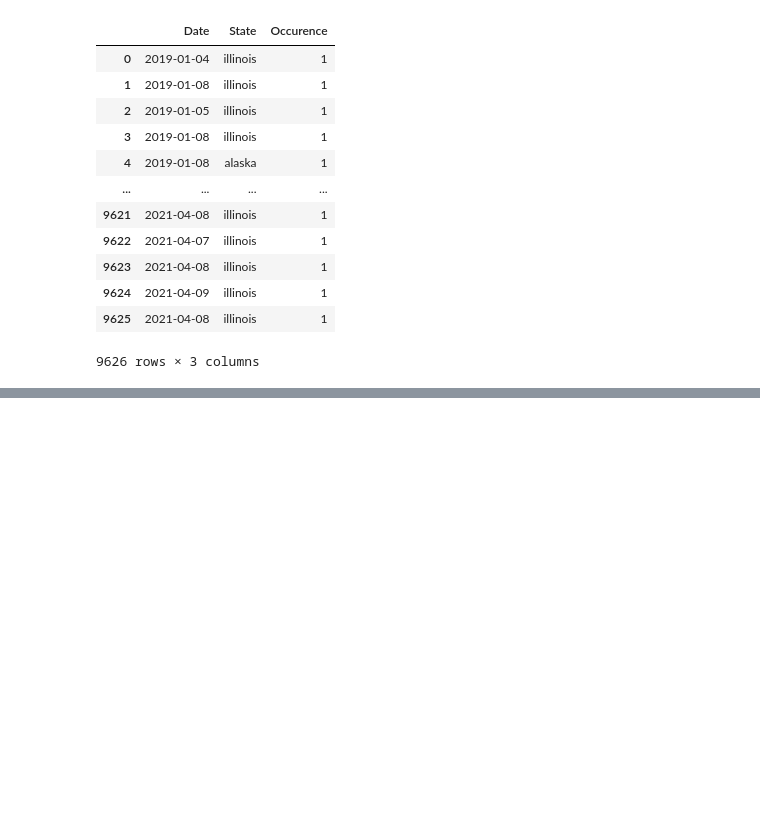
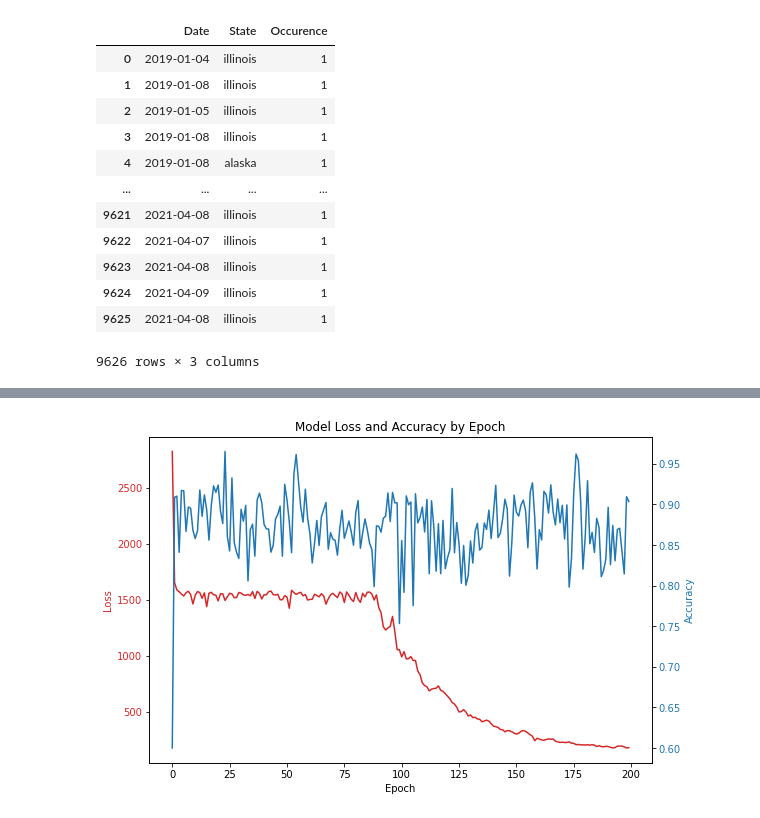
Before and after one commit to YoonjaeH/HackIllinois, a Jupyter notebook: data/model_train_test.ipynb, the cells around one changed output, grey strips where cells are left out. Drawn from its saved outputs; the diff is of its cells as text; code cells hidden in the pictures; blank space fills up the shorter version.

Commit message:
Model train notebook update

```diff
--- a/data/model_train_test.ipynb
+++ b/data/model_train_test.ipynb
@@ -29,6 +30,7 @@ data
 9626 rows × 3 columns
 # %%
 # Group data by weeks
-matrix, date = convert_data_to_matrix(data, group_data = True, group_days = 7)
+# matrix, date = convert_data_to_matrix(data, group_data = True, group_days = 7)
+matrix, date = convert_data_to_matrix(data)
 matrix.shape
 # %% [output]
@@ -52,17 +54,12 @@ print(date.shape)
 # %%
 train_loader, test_loader = split_data(x, y)
-# %%
-class GRU(nn.Module):
-    def __init__(self, input_dim, hidden_dim, num_layers, output_dim):
-        super(GRU, self).__init__()
-        self.hidden_dim = hidden_dim
-        self.num_layers = num_layers
-
-        self.gru = nn.GRU(input_dim, hidden_dim, num_layers, batch_first=True)
-        self.fc = nn.Linear(hidden_dim, output_dim)
-
-    def forward(self, x):
-        h0 = torch.zeros(self.num_layers, x.size(0), self.hidden_dim).requires_grad_()
-        out, (hn) = self.gru(x, (h0.detach()))
-        out = self.fc(out[:, -1, :])
-        return out
+# %%
+input_dim = matrix.shape[-1]
+hidden_dim = 32
+num_layers = 2
+output_dim = matrix.shape[-1]
+num_epochs = 200
+# %%
+model = GRU(input_dim=input_dim, hidden_dim=hidden_dim, output_dim=output_dim, num_layers=num_layers)
+criterion = torch.nn.MSELoss(reduction='sum')
+optimizer = torch.optim.Adam(model.parameters(), lr=0.01)
@@ -68,0 +116,19 @@ class GRU(nn.Module):
+# %%
+import matplotlib.pyplot as plt
+fig, ax1 = plt.subplots()
+
+color = 'tab:red'
+ax1.set_xlabel('Epoch')
+ax1.set_ylabel('Loss', color = color)
+ax1.plot(LOSS, color = color)
+ax1.tick_params(axis='y', labelcolor = color)
+
+color = 'tab:blue'
+ax2 = ax1.twinx()
+ax2.set_ylabel('Accuracy', color = color)
+ax2.plot(ACCU, color = color)
+ax2.tick_params(axis='y', labelcolor = color)
+plt.title('Model Loss and Accuracy by Epoch')
+fig.set_size_inches(9, 6)
+# %% [output]
+[figure, added]
```
Also changed, not shown: parts of 6 cells of this notebook, 4 other files.
